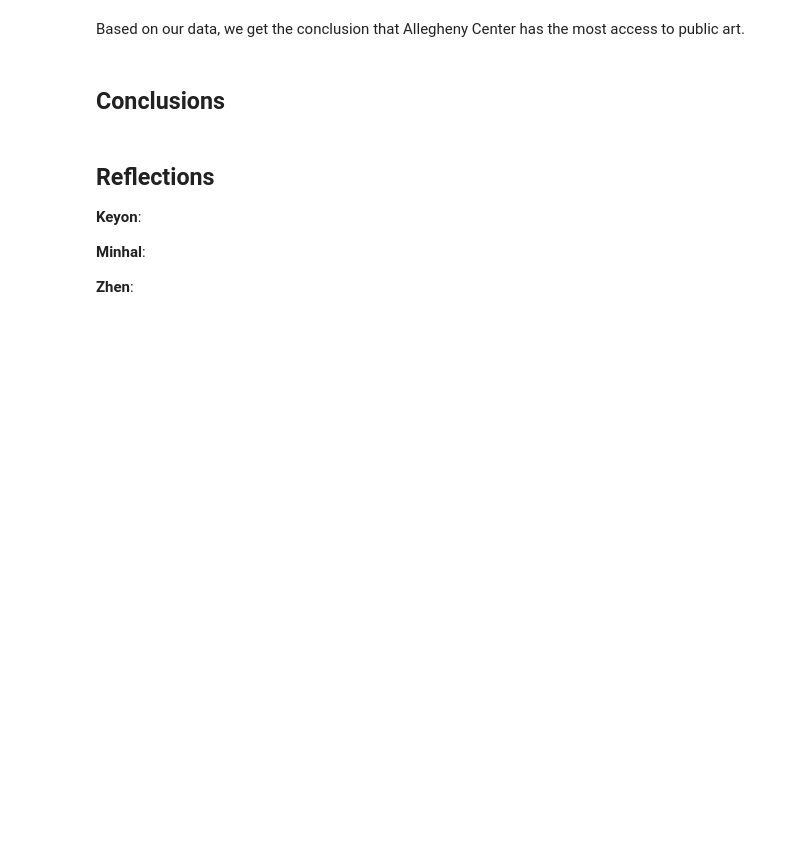
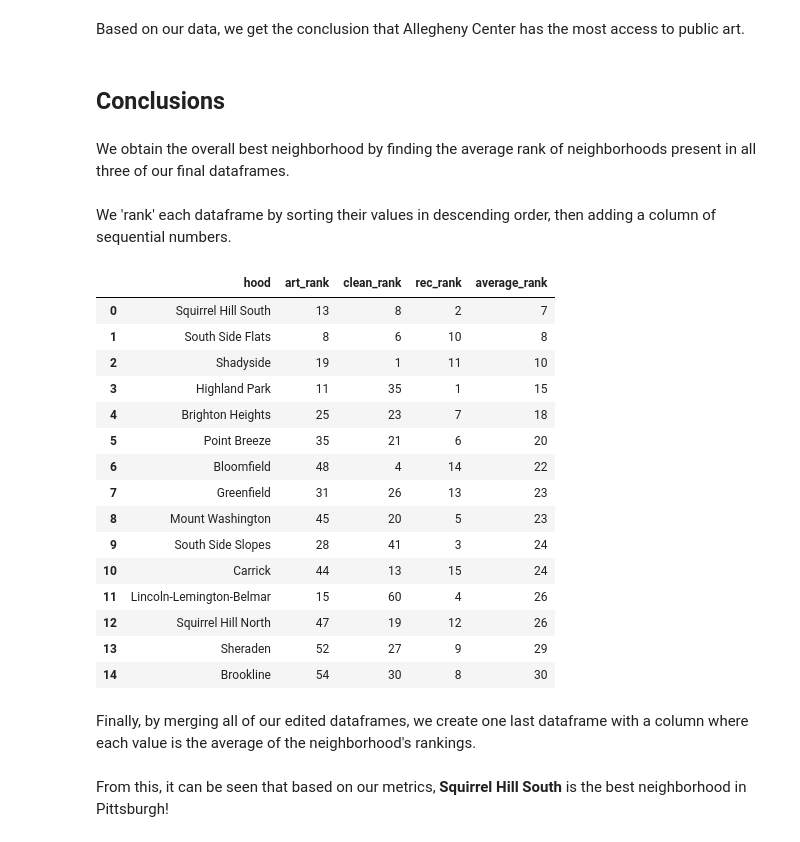
Before and after one commit to minhal-khan/0010-Final-Project, a Jupyter notebook: main.ipynb, the cells around one changed output. Cells and saved outputs as stored; diff of their text form; code cells hidden in the pictures; blank space fills up the shorter version.

Commit message:
Added conclusion and reflections

```diff
--- a/main.ipynb
+++ b/main.ipynb
@@ -210,7 +210,7 @@ import geopandas as gd
 
 # Reading data
 df = pd.read_csv("fac.csv")
-pop = pd.read_csv("population-density.csv")
+pop = pd.read_csv("https://data.wprdc.org/dataset/40188e1c-6d2e-4f20-9391-607bd3054949/resource/8ac5c768-09ba-43a8-829f-ce4a417d20fb/download/population-density.csv")
 neighborhoods = gd.read_file("Neighborhoods/Neighborhoods_.shp")
 # %%
 df.head()
@@ -500,10 +500,50 @@ area_sort_graph
 Based on our data, we get the conclusion that Allegheny Center has the most access to public art.
 # %% [markdown]
 ## Conclusions
-# %% [markdown]
-## Reflections
-**Keyon**:
-
-**Minhal**:
-
-**Zhen**:
+# %% [markdown]
+We obtain the overall best neighborhood by finding the average rank of neighborhoods present in all three of our final dataframes.
+# %%
+# Minhal's final dataframe
+df4 = df4.sort_values('rec_ratio',ascending=False).reset_index(drop=True)
+df4['rec_rank'] = df4.index + 1
+df4 = df4.rename(columns={'Neighborhood':'hood'})
+
+# Zhen's final dataframe
+area_sort = area_sort.sort_values('art_percent',ascending=False).reset_index(drop=True)
+area_sort['art_rank'] = area_sort.index + 1
+
+# Keyon's final dataframe
+merged_final_sort = merged_final_sort.sort_values('clean_score',ascending=False).reset_index(drop=True)
+merged_final_sort['clean_rank'] = merged_final_sort.index + 1
+# %% [markdown]
+We 'rank' each dataframe by sorting their values in descending order, then adding a column of sequential numbers.
+# %%
+# Creating final
+final_list = area_sort[['hood','art_rank']].merge(merged_final_sort[['hood','clean_rank']], on='hood')
+final_list = final_list.merge(df4[['hood','rec_rank']], on='hood')
+
+final_list['average_rank'] = (final_list['art_rank'] + final_list['rec_rank'] + final_list['clean_rank'])/3
+final_list.average_rank = final_list.average_rank.astype(int)
+
+display(final_list.sort_values('average_rank',ascending=True).reset_index(drop=True))
+# %% [output]
+|  | hood | art_rank | clean_rank | rec_rank | average_rank |
+| 0 | Squirrel Hill South | 13 | 8 | 2 | 7 |
+| 1 | South Side Flats | 8 | 6 | 10 | 8 |
+| 2 | Shadyside | 19 | 1 | 11 | 10 |
+| 3 | Highland Park | 11 | 35 | 1 | 15 |
+| 4 | Brighton Heights | 25 | 23 | 7 | 18 |
+| 5 | Point Breeze | 35 | 21 | 6 | 20 |
+| 6 | Bloomfield | 48 | 4 | 14 | 22 |
+| 7 | Greenfield | 31 | 26 | 13 | 23 |
+| 8 | Mount Washington | 45 | 20 | 5 | 23 |
+| 9 | South Side Slopes | 28 | 41 | 3 | 24 |
+| 10 | Carrick | 44 | 13 | 15 | 24 |
+| 11 | Lincoln-Lemington-Belmar | 15 | 60 | 4 | 26 |
+| 12 | Squirrel Hill North | 47 | 19 | 12 | 26 |
+| 13 | Sheraden | 52 | 27 | 9 | 29 |
+| 14 | Brookline | 54 | 30 | 8 | 30 |
+# %% [markdown]
+Finally, by merging all of our edited dataframes, we create one last dataframe with a column where each value is the average of the neighborhood's rankings.
+# %% [markdown]
+From this, it can be seen that based on our metrics, **Squirrel Hill South** is the best neighborhood in Pittsburgh!
```
Also changed, not shown: parts of 5 cells of this notebook.
